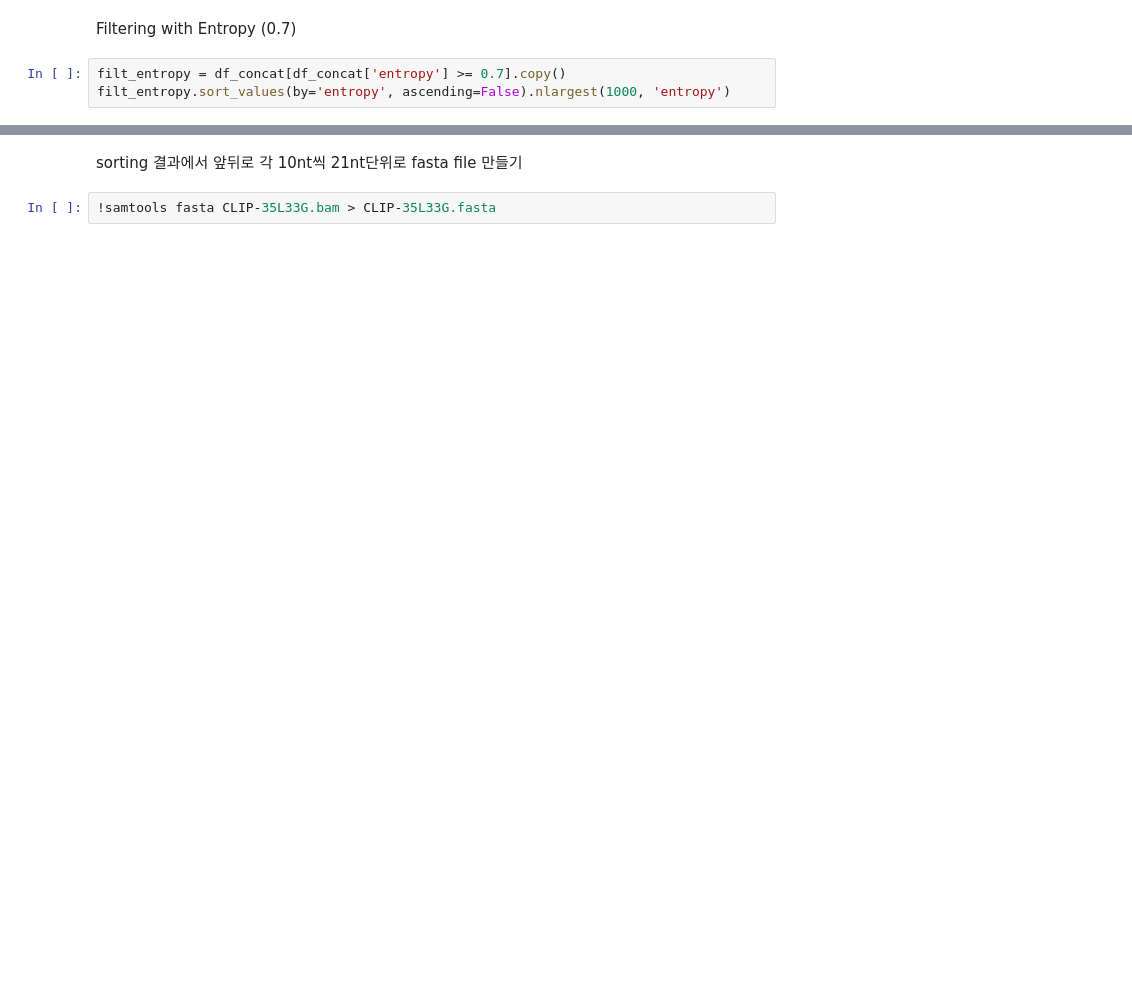
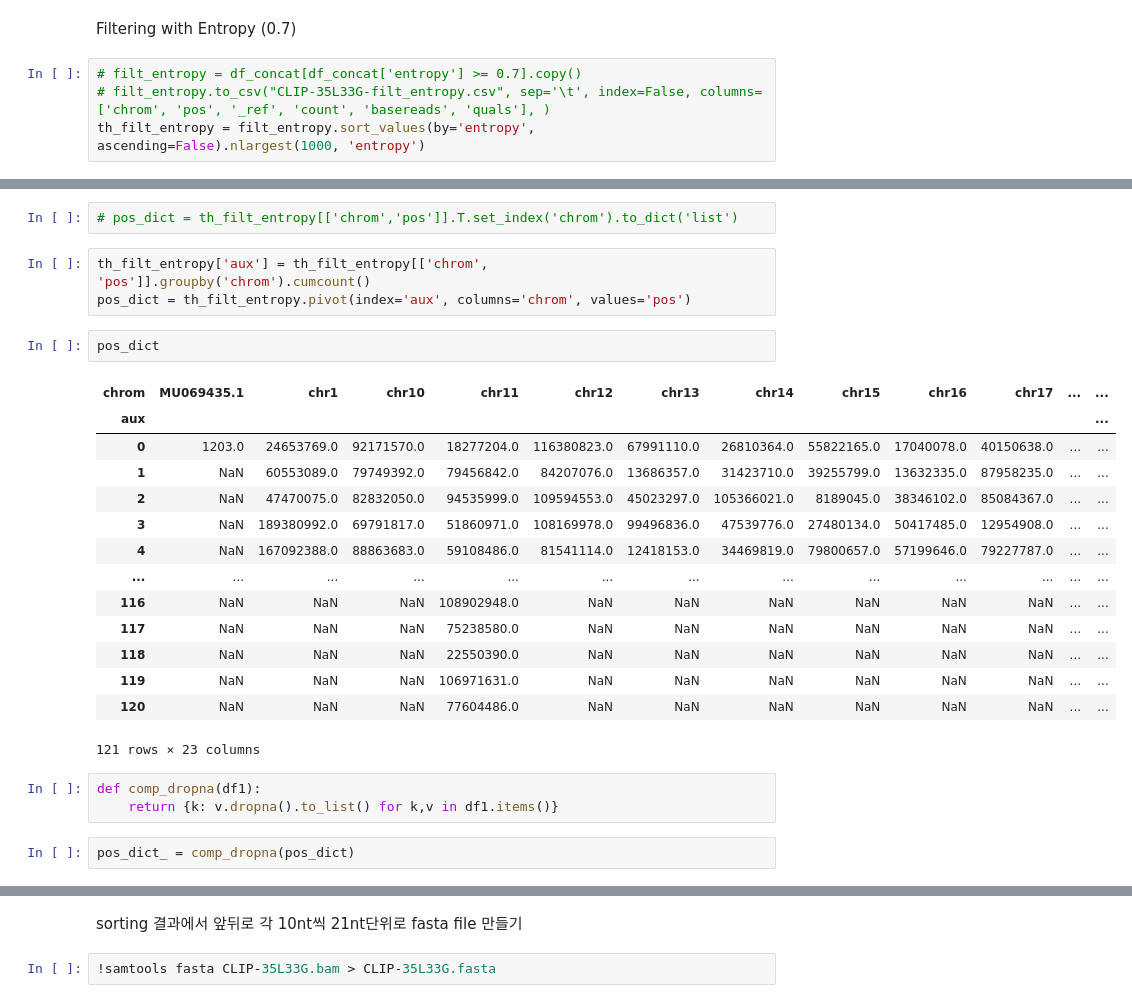
Before and after one commit to heeseungYoo/bioinfo1-proj, a Jupyter notebook: CoLab_FreeProj_2022.ipynb, the cells around one changed output, grey strips where cells are left out. Saved outputs shown, nothing was run; the diff lists cells and outputs as text; blank space fills up the shorter version.

```diff
--- a/CoLab_FreeProj_2022.ipynb
+++ b/CoLab_FreeProj_2022.ipynb
@@ -142,5 +160,6 @@ df_concat = pd.concat(chunk_list) # concatenate the list to a dataframe
 # %% [markdown]
 Filtering with Entropy (0.7)
 # %%
-filt_entropy = df_concat[df_concat['entropy'] >= 0.7].copy()
-filt_entropy.sort_values(by='entropy', ascending=False).nlargest(1000, 'entropy')
+# filt_entropy = df_concat[df_concat['entropy'] >= 0.7].copy()
+# filt_entropy.to_csv("CLIP-35L33G-filt_entropy.csv", sep='\t', index=False, columns=['chrom', 'pos', '_ref', 'count', 'basereads', 'quals'], )
+th_filt_entropy = filt_entropy.sort_values(by='entropy', ascending=False).nlargest(1000, 'entropy')
@@ -157,0 +182,27 @@ SRR458758.15313921      16      chr1    3059006 0       22M     *       0
+# %%
+# pos_dict = th_filt_entropy[['chrom','pos']].T.set_index('chrom').to_dict('list')
+# %%
+th_filt_entropy['aux'] = th_filt_entropy[['chrom', 'pos']].groupby('chrom').cumcount()
+pos_dict = th_filt_entropy.pivot(index='aux', columns='chrom', values='pos')
+# %%
+pos_dict
+# %% [output]
+| chrom | MU069435.1 | chr1 | chr10 | chr11 | chr12 | chr13 | chr14 | chr15 | chr16 | chr17 | ... | ... |
+| aux |  |  |  |  |  |  |  |  |  |  |  | ... |
+| 0 | 1203.0 | 24653769.0 | 92171570.0 | 18277204.0 | 116380823.0 | 67991110.0 | 26810364.0 | 55822165.0 | 17040078.0 | 40150638.0 | ... | ... |
+| 1 | NaN | 60553089.0 | 79749392.0 | 79456842.0 | 84207076.0 | 13686357.0 | 31423710.0 | 39255799.0 | 13632335.0 | 87958235.0 | ... | ... |
+| 2 | NaN | 47470075.0 | 82832050.0 | 94535999.0 | 109594553.0 | 45023297.0 | 105366021.0 | 8189045.0 | 38346102.0 | 85084367.0 | ... | ... |
+| 3 | NaN | 189380992.0 | 69791817.0 | 51860971.0 | 108169978.0 | 99496836.0 | 47539776.0 | 27480134.0 | 50417485.0 | 12954908.0 | ... | ... |
+| 4 | NaN | 167092388.0 | 88863683.0 | 59108486.0 | 81541114.0 | 12418153.0 | 34469819.0 | 79800657.0 | 57199646.0 | 79227787.0 | ... | ... |
+| ... | ... | ... | ... | ... | ... | ... | ... | ... | ... | ... | ... | ... |
+| 116 | NaN | NaN | NaN | 108902948.0 | NaN | NaN | NaN | NaN | NaN | NaN | ... | ... |
+| 117 | NaN | NaN | NaN | 75238580.0 | NaN | NaN | NaN | NaN | NaN | NaN | ... | ... |
+| 118 | NaN | NaN | NaN | 22550390.0 | NaN | NaN | NaN | NaN | NaN | NaN | ... | ... |
+| 119 | NaN | NaN | NaN | 106971631.0 | NaN | NaN | NaN | NaN | NaN | NaN | ... | ... |
+| 120 | NaN | NaN | NaN | 77604486.0 | NaN | NaN | NaN | NaN | NaN | NaN | ... | ... |
+121 rows × 23 columns
+# %%
+def comp_dropna(df1):
+    return {k: v.dropna().to_list() for k,v in df1.items()}
+# %%
+pos_dict_ = comp_dropna(pos_dict)
```
Also changed, not shown: parts of 17 cells of this notebook.
